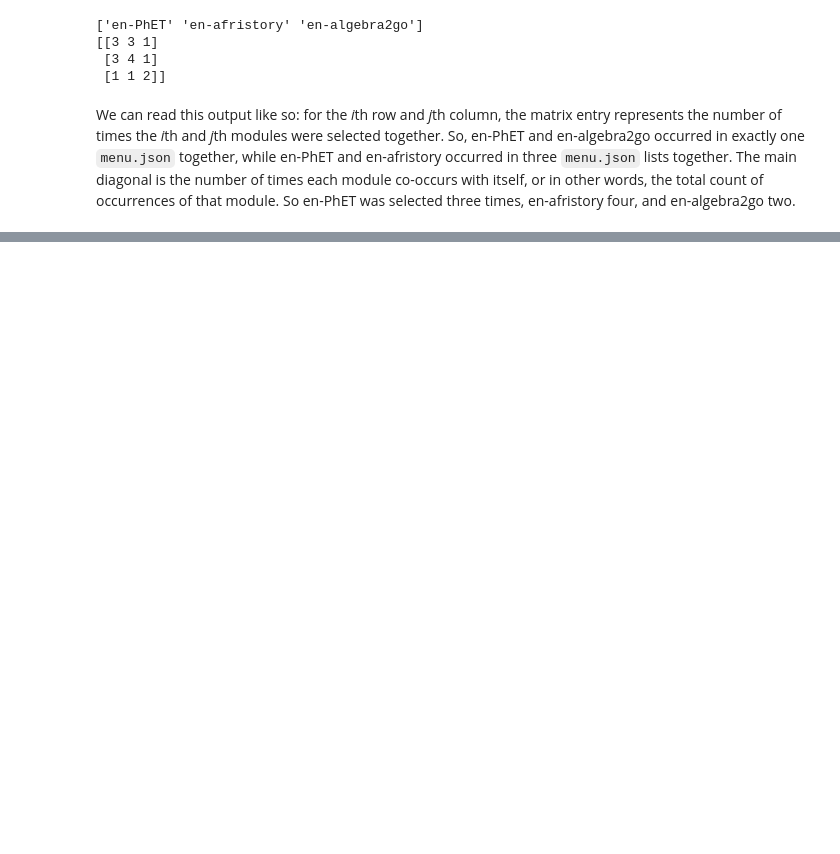
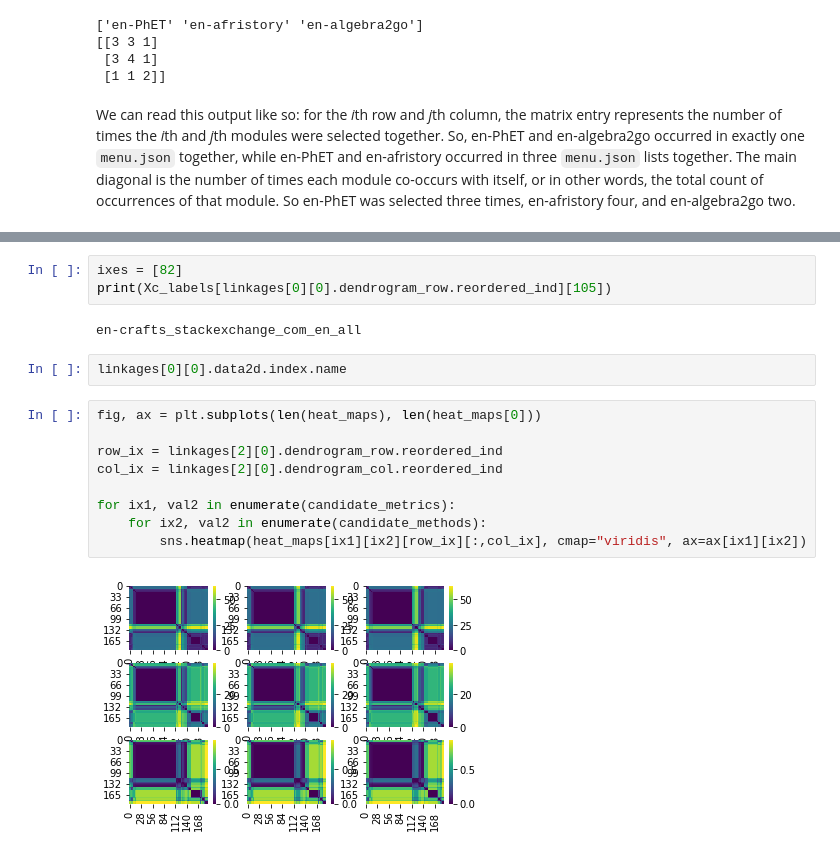
Before and after one commit to cwivagg/iiab_analytics, a Jupyter notebook: notebooks/notebook_early-issues-visualization.ipynb, the cells around one changed output, grey strips where cells are left out. Cells and saved outputs as stored; diff of their text form; blank space fills up the shorter version.

```diff
--- a/notebooks/notebook_early-issues-visualization.ipynb
+++ b/notebooks/notebook_early-issues-visualization.ipynb
@@ -125,0 +177,18 @@ We can read this output like so: for the *i*th row and *j*th column, the matrix
+# %%
+ixes = [82]
+print(Xc_labels[linkages[0][0].dendrogram_row.reordered_ind][105])
+# %% [output]
+en-crafts_stackexchange_com_en_all
+# %%
+linkages[0][0].data2d.index.name
+# %%
+fig, ax = plt.subplots(len(heat_maps), len(heat_maps[0]))
+
+row_ix = linkages[2][0].dendrogram_row.reordered_ind
+col_ix = linkages[2][0].dendrogram_col.reordered_ind
+
+for ix1, val2 in enumerate(candidate_metrics):
+    for ix2, val2 in enumerate(candidate_methods):
+        sns.heatmap(heat_maps[ix1][ix2][row_ix][:,col_ix], cmap="viridis", ax=ax[ix1][ix2])
+# %% [output]
+[figure, added]
```
Also changed, not shown: parts of 13 cells of this notebook, 1 other file.
